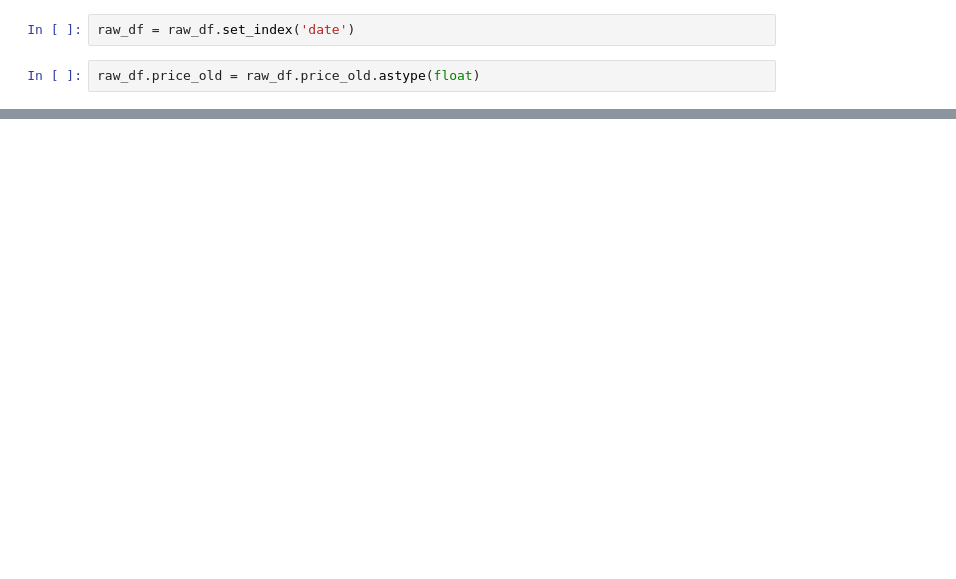
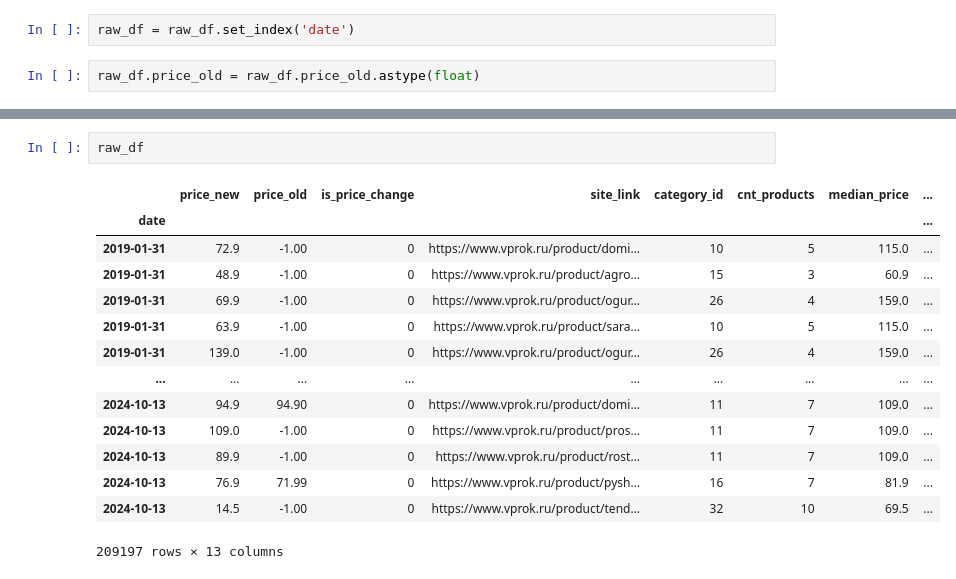
Before and after one commit to yelex/price_project, a Jupyter notebook: rigidity_factors.ipynb, the cells around one changed output, grey strips where cells are left out. Cells and saved outputs as stored; diff of their text form; blank space fills up the shorter version.

```diff
--- a/rigidity_factors.ipynb
+++ b/rigidity_factors.ipynb
@@ -85,0 +80,17 @@ raw_df.date = pd.Series(index=raw_df.index, data=raw_df.date)
+# %%
+raw_df
+# %% [output]
+|  | price_new | price_old | is_price_change | site_link | category_id | cnt_products | median_price | ... |
+| date |  |  |  |  |  |  |  | ... |
+| 2019-01-31 | 72.9 | -1.00 | 0 | https://www.vprok.ru/product/domi... | 10 | 5 | 115.0 | ... |
+| 2019-01-31 | 48.9 | -1.00 | 0 | https://www.vprok.ru/product/agro... | 15 | 3 | 60.9 | ... |
+| 2019-01-31 | 69.9 | -1.00 | 0 | https://www.vprok.ru/product/ogur... | 26 | 4 | 159.0 | ... |
+| 2019-01-31 | 63.9 | -1.00 | 0 | https://www.vprok.ru/product/sara... | 10 | 5 | 115.0 | ... |
+| 2019-01-31 | 139.0 | -1.00 | 0 | https://www.vprok.ru/product/ogur... | 26 | 4 | 159.0 | ... |
+| ... | ... | ... | ... | ... | ... | ... | ... | ... |
+| 2024-10-13 | 94.9 | 94.90 | 0 | https://www.vprok.ru/product/domi... | 11 | 7 | 109.0 | ... |
+| 2024-10-13 | 109.0 | -1.00 | 0 | https://www.vprok.ru/product/pros... | 11 | 7 | 109.0 | ... |
+| 2024-10-13 | 89.9 | -1.00 | 0 | https://www.vprok.ru/product/rost... | 11 | 7 | 109.0 | ... |
+| 2024-10-13 | 76.9 | 71.99 | 0 | https://www.vprok.ru/product/pysh... | 16 | 7 | 81.9 | ... |
+| 2024-10-13 | 14.5 | -1.00 | 0 | https://www.vprok.ru/product/tend... | 32 | 10 | 69.5 | ... |
+209197 rows × 13 columns
```
Also changed, not shown: parts of 28 cells of this notebook, 2 other files.
